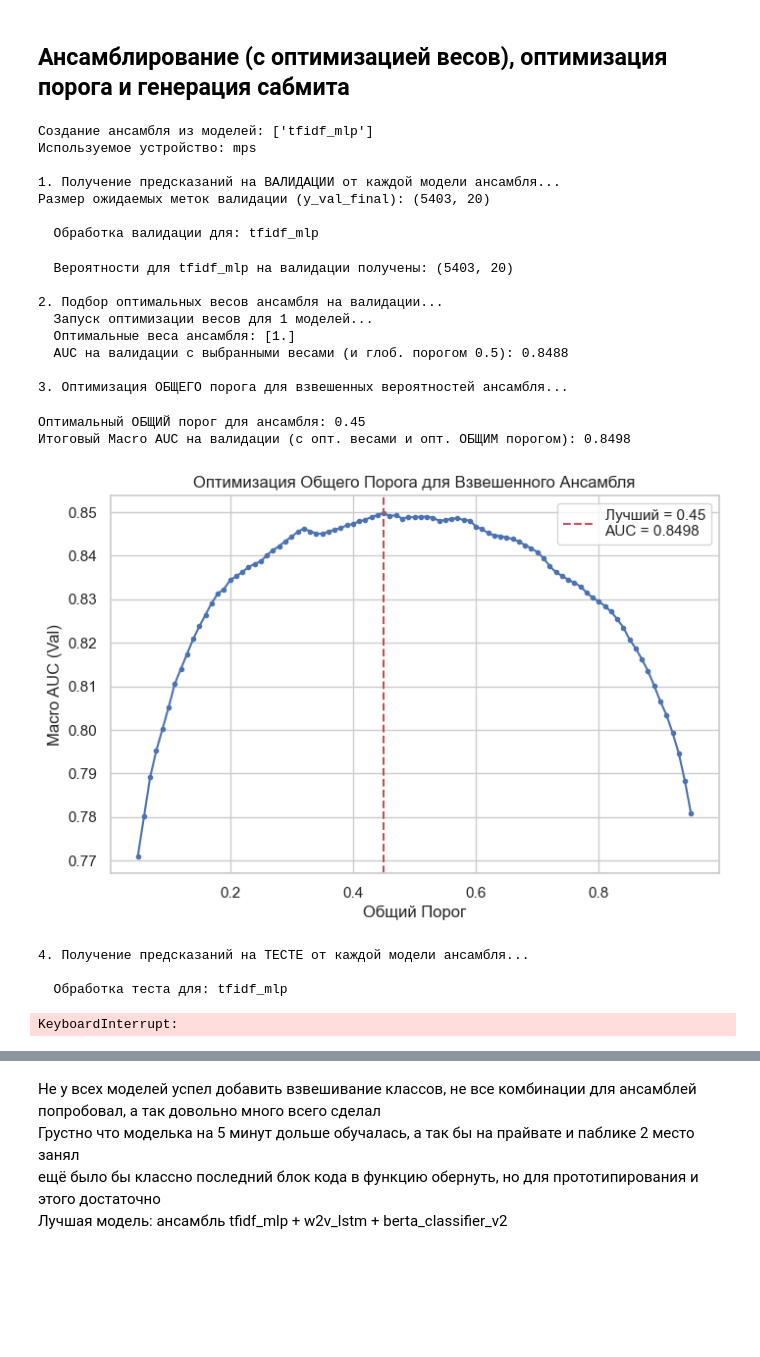
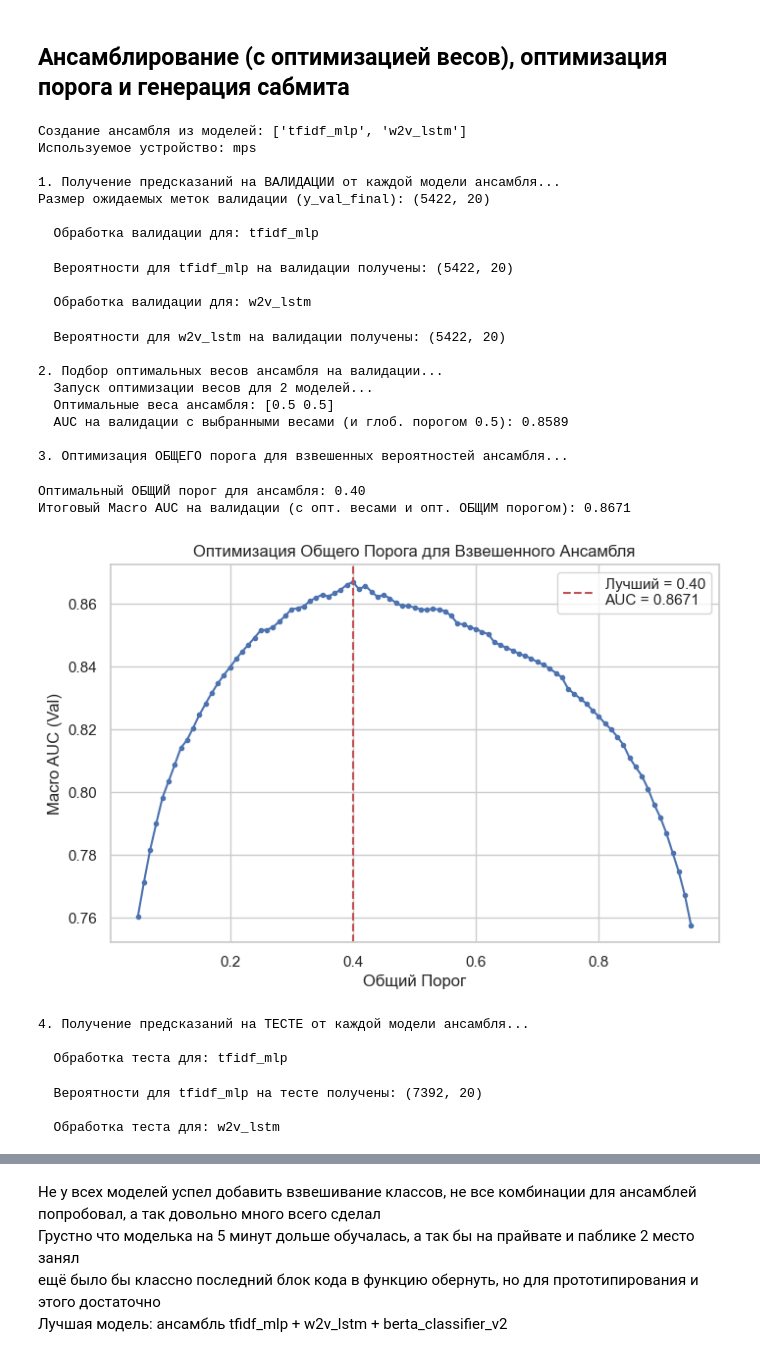
Before and after one commit to maxlyara1/hw1_DL, a Jupyter notebook: 27.ipynb, the cells around one changed output, grey strips where cells are left out. Cells and saved outputs as stored; diff of their text form; code cells hidden in the pictures; blank space fills up the shorter version.

```diff
--- a/27.ipynb
+++ b/27.ipynb
@@ -2183,7 +2183,7 @@ def get_pytorch_model_predictions(model_instance, dataloader, device, model_type
             all_probas_list.append(torch.sigmoid(outputs).cpu().numpy())
     return np.concatenate(all_probas_list, axis=0)
 
-MODELS_FOR_ENSEMBLE = ['tfidf_mlp']
+MODELS_FOR_ENSEMBLE = ['tfidf_mlp', 'w2v_lstm']
 # Возможные ключи: "tfidf_mlp", "w2v_lstm", "cnn_emb", "rnn_emb",
 # "bert_tiny", "w2v_lstm_augmented", "hybrid_tfidf_bert_mlp", "berta_classifier_v1", "berta_classifier_v2"
 
@@ -2540,46 +2540,51 @@ if len(all_test_probas_list) != len(MODELS_FOR_ENSEMBLE):
     raise RuntimeError("Не удалось получить предсказания для ВСЕХ моделей ансамбля на тесте.")
 test_probas_stack_np = np.array(all_test_probas_list)
 
 # --- Шаг 5: Применение оптимальных весов к тестовым вероятностям ---
 print("\n5. Применение оптимальных весов к тестовым вероятностям...")
 weighted_avg_test_proba_np = np.tensordot(best_ensemble_weights, test_probas_stack_np, axes=([0],[0]))
 print(f"Форма взвешенных тестовых вероятностей: {weighted_avg_test_proba_np.shape}")
 
 # --- Шаг 6: Формирование сабмита с оптимальным ОБЩИМ порогом ---
 print(f"\n6. Формирование файла сабмита для ансамбля с оптимальными весами и ОБЩИМ порогом {best_global_threshold_ensemble:.2f}...")
 final_preds_binary_ensemble_test = (weighted_avg_test_proba_np >= best_global_threshold_ensemble).astype(int)
 pred_strings_ensemble_test = [" ".join(map(str, row)) for row in final_preds_binary_ensemble_test]
 submission_df_final_ensemble = pd.DataFrame({'id': test_ids, 'labels': pred_strings_ensemble_test})
 
 if submission_df_final_ensemble.shape[0] == sample_submission_df.shape[0] and \
    list(submission_df_final_ensemble.columns) == list(sample_submission_df.columns):
     print(f"Формат сабмита (взвешенный ансамбль с общим опт. порогом) корректен. Размер: {submission_df_final_ensemble.shape}")
     submission_df_final_ensemble.to_csv(SUBMISSION_FILENAME, index=False)
     print(f"Файл сабмита сохранен как: {SUBMISSION_FILENAME}")
 else:
     print("Ошибка: Формат или размер сабмита (взвешенный ансамбль) не соответствует sample_submission!")
 
 print("\nПроцесс ансамблирования (с оптимизацией весов и ОБЩЕГО порога) и генерации сабмита завершен.")
 # %% [output]
-Создание ансамбля из моделей: ['tfidf_mlp']
+Создание ансамбля из моделей: ['tfidf_mlp', 'w2v_lstm']
 Используемое устройство: mps
 
 1. Получение предсказаний на ВАЛИДАЦИИ от каждой модели ансамбля...
-Размер ожидаемых меток валидации (y_val_final): (5403, 20)
+Размер ожидаемых меток валидации (y_val_final): (5422, 20)
 
   Обработка валидации для: tfidf_mlp
-  Вероятности для tfidf_mlp на валидации получены: (5403, 20)
+  Вероятности для tfidf_mlp на валидации получены: (5422, 20)
 
-2. Подбор оптимальных весов ансамбля на валидации...
-  Запуск оптимизации весов для 1 моделей...
-  Оптимальные веса ансамбля: [1.]
-  AUC на валидации с выбранными весами (и глоб. порогом 0.5): 0.8488
-
-3. Оптимизация ОБЩЕГО порога для взвешенных вероятностей ансамбля...
+  Обработка валидации для: w2v_lstm
-Оптимальный ОБЩИЙ порог для ансамбля: 0.45
-Итоговый Macro AUC на валидации (с опт. весами и опт. ОБЩИМ порогом): 0.8498
+  Вероятности для w2v_lstm на валидации получены: (5422, 20)
+
+2. Подбор оптимальных весов ансамбля на валидации...
+  Запуск оптимизации весов для 2 моделей...
+  Оптимальные веса ансамбля: [0.5 0.5]
+  AUC на валидации с выбранными весами (и глоб. порогом 0.5): 0.8589
+
+3. Оптимизация ОБЩЕГО порога для взвешенных вероятностей ансамбля...
+Оптимальный ОБЩИЙ порог для ансамбля: 0.40
+Итоговый Macro AUC на валидации (с опт. весами и опт. ОБЩИМ порогом): 0.8671
-[figure, old version]
+[figure, new version]
-4. Получение предсказаний на ТЕСТЕ от каждой модели ансамбля...
-
-  Обработка теста для: tfidf_mlp
-KeyboardInterrupt:
+4. Получение предсказаний на ТЕСТЕ от каждой модели ансамбля...
+
+  Обработка теста для: tfidf_mlp
+  Вероятности для tfidf_mlp на тесте получены: (7392, 20)
+
+  Обработка теста для: w2v_lstm
```
Also changed, not shown: parts of 1 cell of this notebook.
